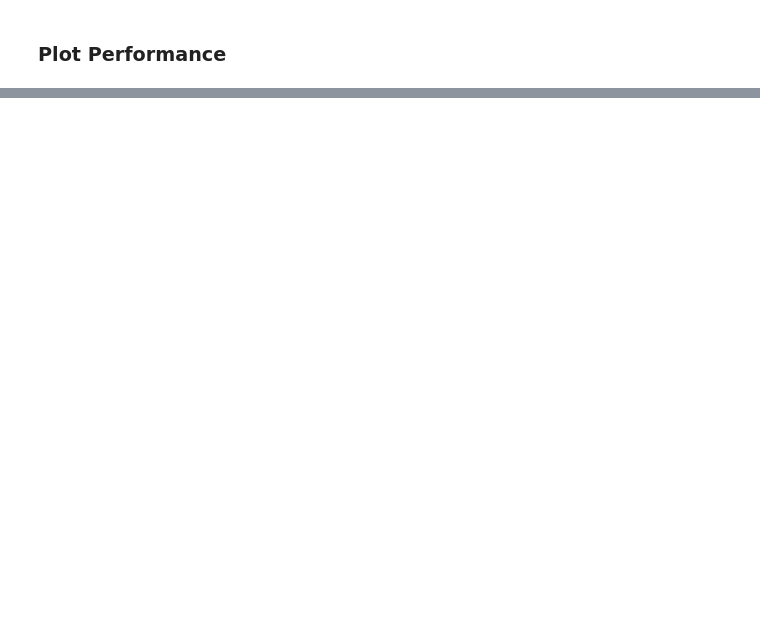
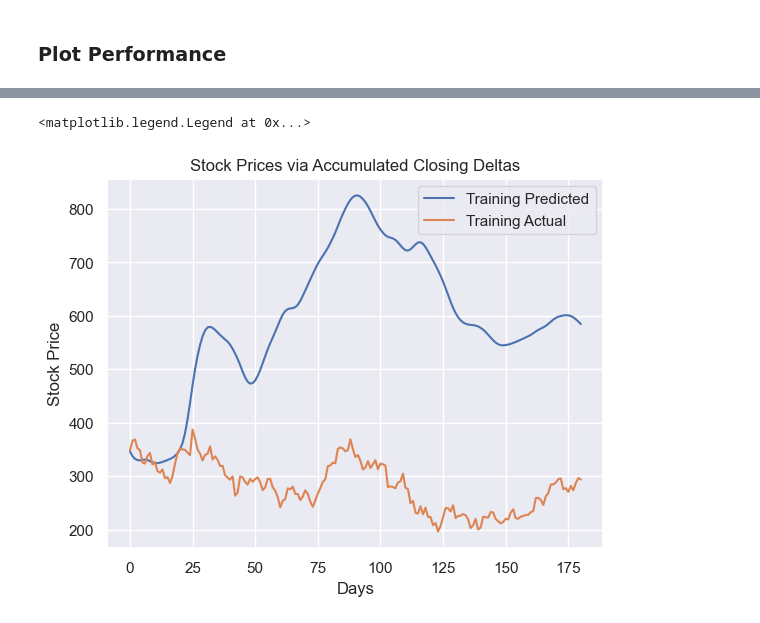
Before and after one commit to cwphung/stocks_with_feelings, a Jupyter notebook: numerical/GRU_model/GRU_forecast.ipynb, the cells around one changed output, grey strips where cells are left out. Saved outputs shown, nothing was run; the diff lists cells and outputs as text; code cells hidden in the pictures; blank space fills up the shorter version.

```diff
--- a/numerical/GRU_model/GRU_forecast.ipynb
+++ b/numerical/GRU_model/GRU_forecast.ipynb
@@ -211,0 +226,12 @@ plt.legend()
+# %%
+stock_price_train_pred = np.cumsum(train_predictions) + tsla_df['close'].iloc[0]
+stock_price_train_actual = np.cumsum(train_actual) + tsla_df['close'].iloc[0]
+plt.plot(stock_price_train_pred, label='Training Predicted')
+plt.plot(stock_price_train_actual, label='Training Actual')
+plt.title('Stock Prices via Accumulated Closing Deltas')
+plt.xlabel('Days')
+plt.ylabel('Stock Price')
+plt.legend()
+# %% [output]
+<matplotlib.legend.Legend at 0x...>
+[figure, added]
```
Also changed, not shown: parts of 9 cells of this notebook.
